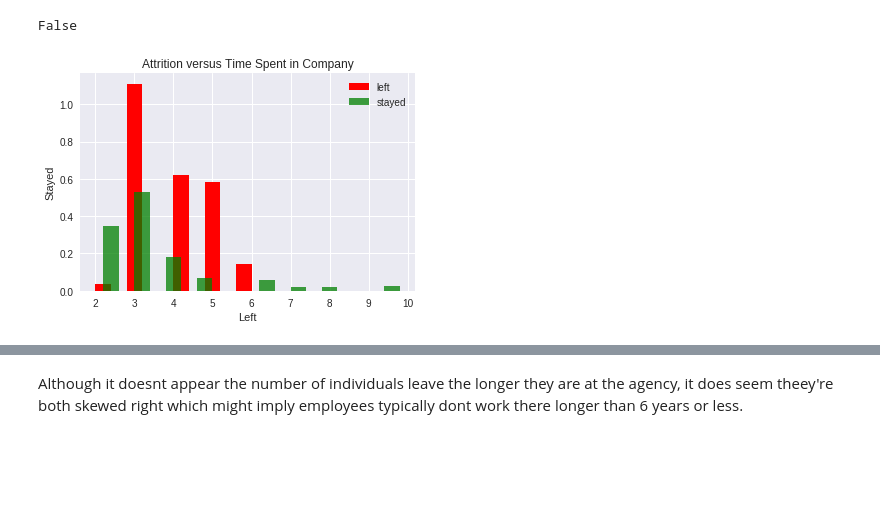
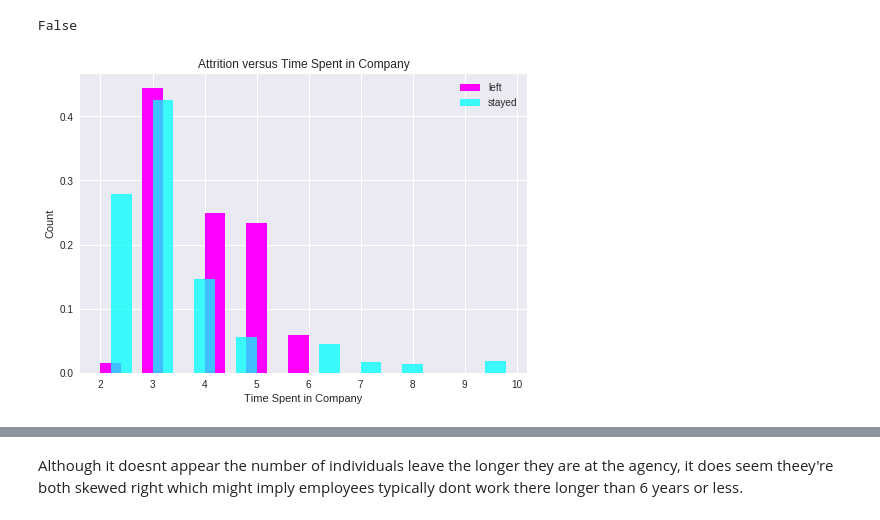
Before and after one commit to xevernever/attrition, a Jupyter notebook: attrition/Attrition.ipynb, the cells around one changed output, grey strips where cells are left out. Drawn from its saved outputs; the diff is of its cells as text; code cells hidden in the pictures; blank space fills up the shorter version.

```diff
--- a/attrition/Attrition.ipynb
+++ b/attrition/Attrition.ipynb
@@ -309,12 +307,24 @@ model.fit_intercept
 # %% [output]
 False
 # %%
-plt.hist(left['time_spend_company'],bins=10,normed=1,color='red',label='left')
-plt.hist(stayed['time_spend_company'],bins=10,rwidth=.5,normed=1,alpha=0.75,color='green',label='stayed')
+#plt.subplot(2, 1, 1)
+#plt.hist(left['time_spend_company'],bins=10,normed=1,color='red',label='left')
+#plt.hist(stayed['time_spend_company'],bins=10,normed=1,rwidth=.5,alpha=0.75,color='green',label='stayed')
+#plt.title("Attrition versus Time Spent in Company")
+#plt.xlabel("Time Spent in Company")
+#plt.ylabel("Proportion")
+#plt.legend()
+#plt.show()
+
+#plt.subplot(2, 1, 2)
+weights_stayed = np.ones_like(stayed['time_spend_company'])/len(stayed)
+weights_left = np.ones_like(left['time_spend_company'])/len(left)
+plt.hist(left['time_spend_company'],bins=10,color='magenta',label='left',weights=weights_left)
+plt.hist(stayed['time_spend_company'],bins=10,rwidth=.5,alpha=0.75,color='cyan',label='stayed',weights=weights_stayed)
 plt.title("Attrition versus Time Spent in Company")
-plt.xlabel("Left")
-plt.ylabel("Stayed")
+plt.xlabel("Time Spent in Company")
+plt.ylabel("Count")
 plt.legend()
 plt.show()
 # %% [output]
-[figure, old version]
+[figure, new version]
```
Also changed, not shown: parts of 6 cells of this notebook.
